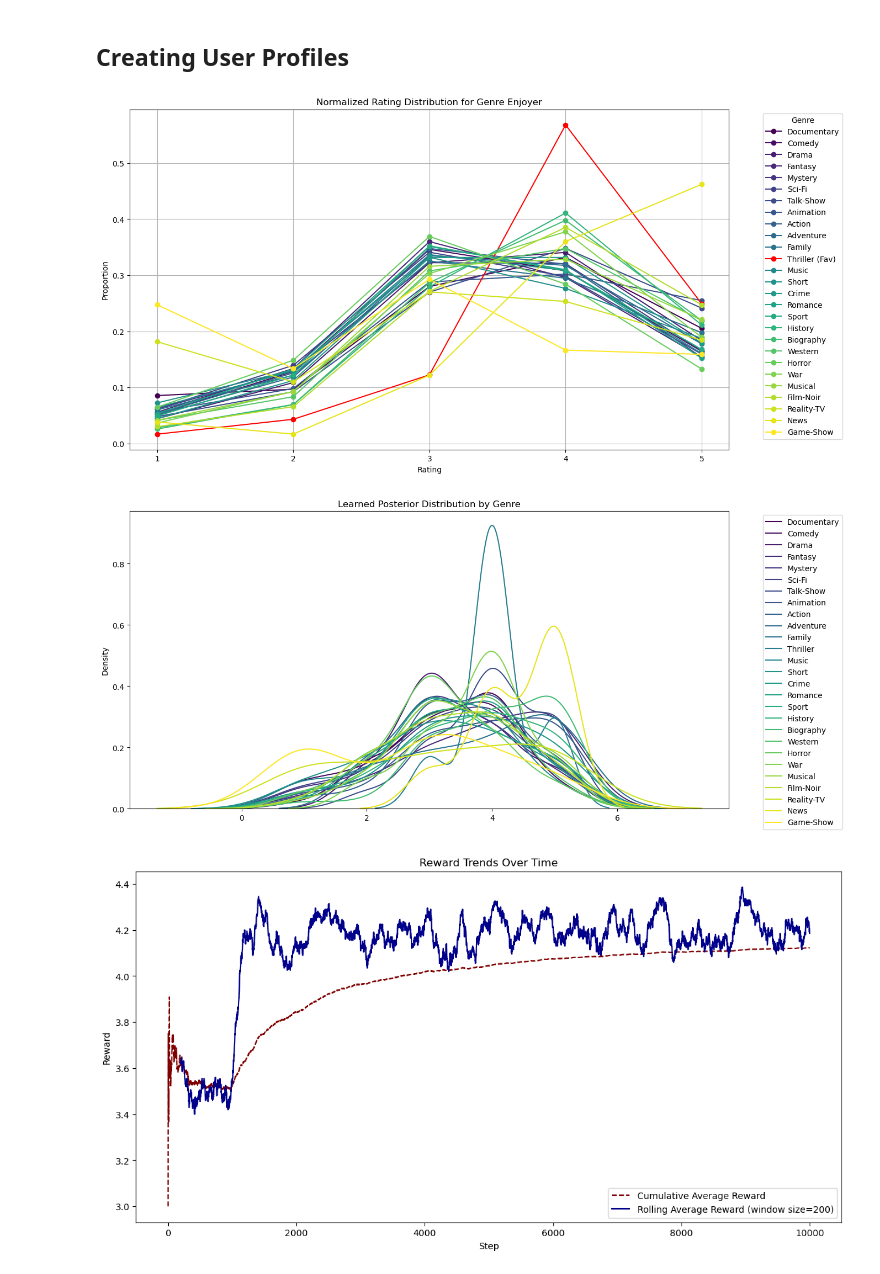
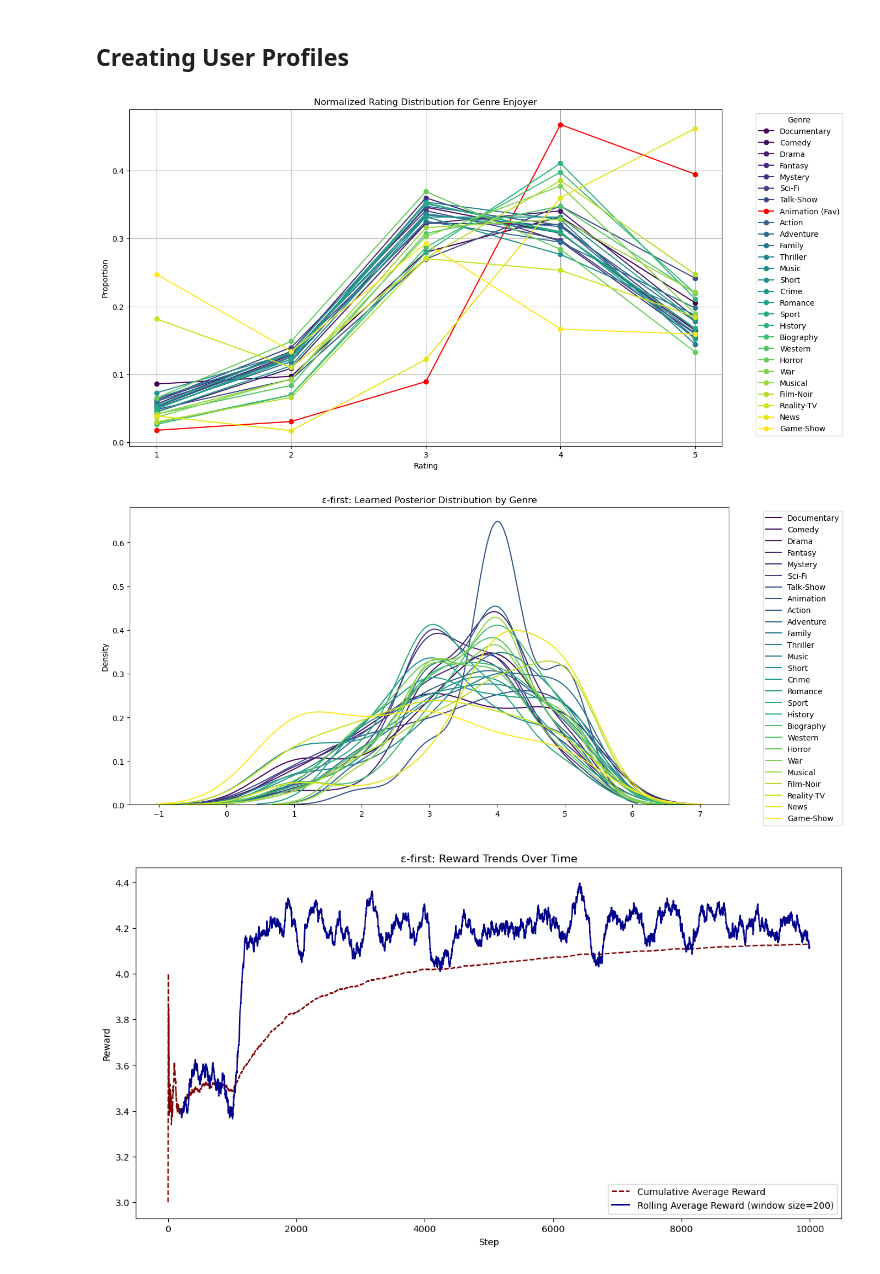
Before and after one commit to KahaanGandhi/multi-armed-bandits, a Jupyter notebook: netflix-recommendations/mining_user_profiles.ipynb, the cells around one changed output. Drawn from its saved outputs; the diff is of its cells as text; code cells hidden in the pictures.

```diff
--- a/netflix-recommendations/user-profiles.ipynb
+++ b/netflix-recommendations/mining_user_profiles.ipynb
@@ -378,10 +322,10 @@ plt.show()
 # %% [markdown]
 ## Creating User Profiles
 # %%
-genre_list = df_exploded["Genres"].unique().tolist()
+genres = df_exploded["Genres"].unique().tolist()
 
 unnormalized_distributions = {}
-for genre in genre_list:
+for genre in genres:
     subset = list(df_exploded[df_exploded["Genres"] == genre]["Rating"])
     rating_counts = {}
     for rating in range(1,6):
@@ -390,6 +334,9 @@ for genre in genre_list:
 # %%
 class EpsilonFirstAgent:
     def __init__(self, genre_list, steps, epsilon=0.1, environment=None):
+
+        # TODO: ADD A WAY TO RESET
+
         self.genre_list = genre_list
 
         # K-armed bandit problem: genres as arms and user as environment
@@ -438,7 +385,7 @@ class EpsilonFirstAgent:
                     # Handle the single-value case by plotting a line
                     if data:
                         plt.axvline(x=data[0], label=f'{genre} (single value)', color=colors[idx], linestyle='--')
-            plt.title('Learned Posterior Distribution by Genre')
+            plt.title('ε-first: Learned Posterior Distribution by Genre')
             plt.legend(bbox_to_anchor=(1.05, 1), loc='upper left')
             plt.show()
 
@@ -452,6 +399,6 @@ class EpsilonFirstAgent:
             plt.plot(rolling_avg, label=f'Rolling Average Reward (window size={window_size})', color='darkblue')
             plt.xlabel('Step')
             plt.ylabel('Reward')
-            plt.title('Reward Trends Over Time')
+            plt.title('ε-first: Reward Trends Over Time')
             plt.legend()
             plt.show()
@@ -512,13 +535,15 @@ class GenreEnjoyerEnvironment:
         plt.grid(True)
         plt.show()
 # %%
-viewer1 = GenreEnjoyerEnvironment(genre_list, unnormalized_distributions, 1)
+np.random.seed(777)
+
+viewer1 = GenreEnjoyerEnvironment(genres, unnormalized_distributions, 1)
 viewer1.plot_distributions()
 
-agent1 = EpsilonFirstAgent(genre_list, 10000, epsilon=0.1, environment=viewer1)
+agent1 = EpsilonFirstAgent(genres, 10000, epsilon=0.1, environment=viewer1)
 agent1.run()
 agent1.analyze(plot_option="both")
 # %% [output]
-[figure, old version]
+[figure, new version]
-[figure, old version]
+[figure, new version]
-[figure, old version]
+[figure, new version]
```
Also changed, not shown: parts of 8 cells of this notebook, 5 other files.
